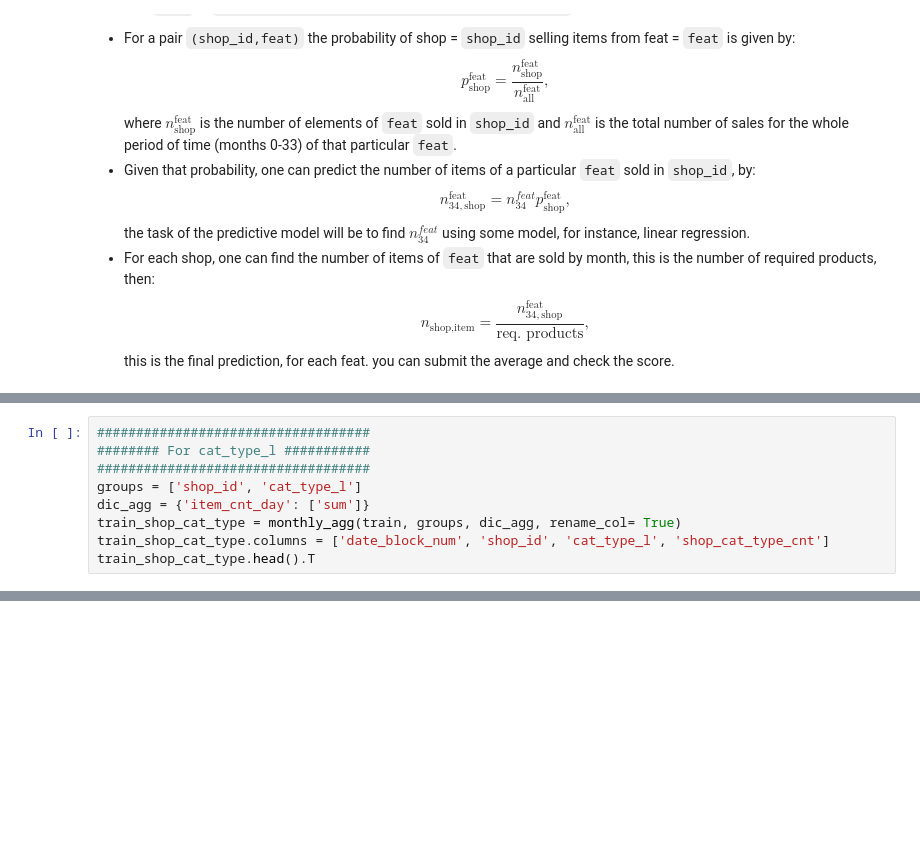
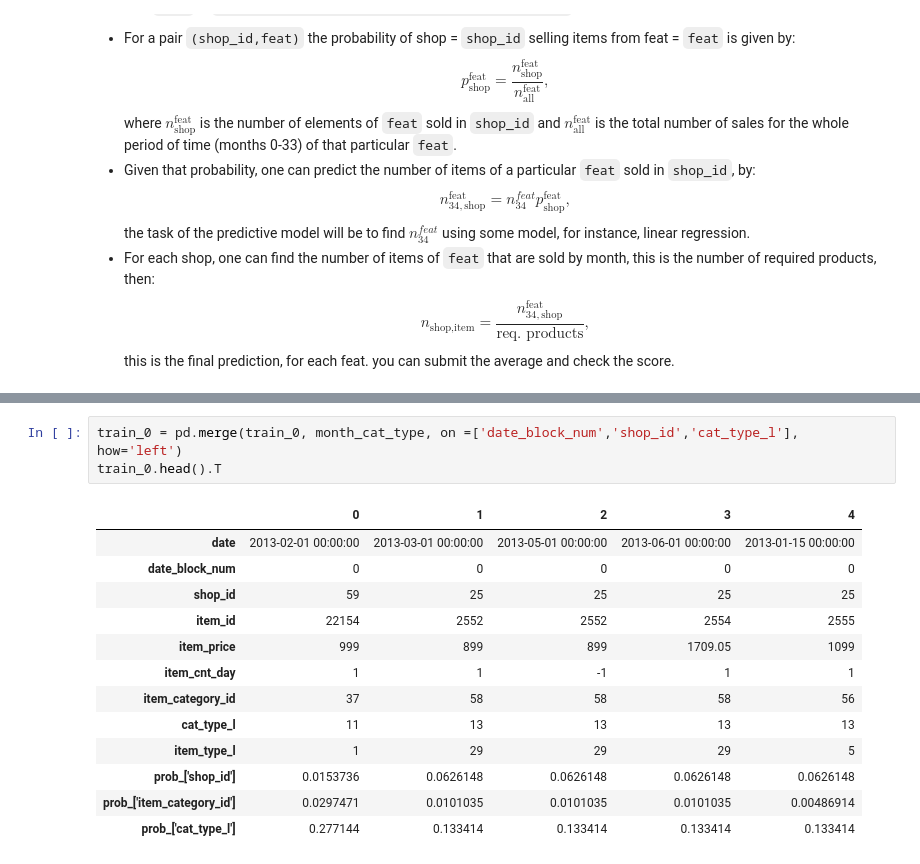
Before and after one commit to data-science-if-usp/kaggle, a Jupyter notebook: pablo/Predict Future Sales.ipynb, the cells around one changed output, grey strips where cells are left out. Saved outputs shown, nothing was run; the diff lists cells and outputs as text; blank space fills up the shorter version.

```diff
--- a/pablo/Predict Future Sales.ipynb
+++ b/pablo/Predict Future Sales.ipynb
@@ -347,9 +303,0 @@ train_shop_category.head()
-# %%
-###################################
-######## For cat_type_l ###########
-###################################
-groups = ['shop_id', 'cat_type_l']
-dic_agg = {'item_cnt_day': ['sum']}
-train_shop_cat_type = monthly_agg(train, groups, dic_agg, rename_col= True)
-train_shop_cat_type.columns = ['date_block_num', 'shop_id', 'cat_type_l', 'shop_cat_type_cnt']
-train_shop_cat_type.head().T
@@ -386,0 +335,17 @@ train_shop_cat_type.head()
+# %%
+train_0 = pd.merge(train_0, month_cat_type, on =['date_block_num','shop_id','cat_type_l'], how='left')
+train_0.head().T
+# %% [output]
+|  | 0 | 1 | 2 | 3 | 4 |
+| date | 2013-02-01 00:00:00 | 2013-03-01 00:00:00 | 2013-05-01 00:00:00 | 2013-06-01 00:00:00 | 2013-01-15 00:00:00 |
+| date_block_num | 0 | 0 | 0 | 0 | 0 |
+| shop_id | 59 | 25 | 25 | 25 | 25 |
+| item_id | 22154 | 2552 | 2552 | 2554 | 2555 |
+| item_price | 999 | 899 | 899 | 1709.05 | 1099 |
+| item_cnt_day | 1 | 1 | -1 | 1 | 1 |
+| item_category_id | 37 | 58 | 58 | 58 | 56 |
+| cat_type_l | 11 | 13 | 13 | 13 | 13 |
+| item_type_l | 1 | 29 | 29 | 29 | 5 |
+| prob_['shop_id'] | 0.0153736 | 0.0626148 | 0.0626148 | 0.0626148 | 0.0626148 |
+| prob_['item_category_id'] | 0.0297471 | 0.0101035 | 0.0101035 | 0.0101035 | 0.00486914 |
+| prob_['cat_type_l'] | 0.277144 | 0.133414 | 0.133414 | 0.133414 | 0.133414 |
```
Also changed, not shown: parts of 16 cells of this notebook.
